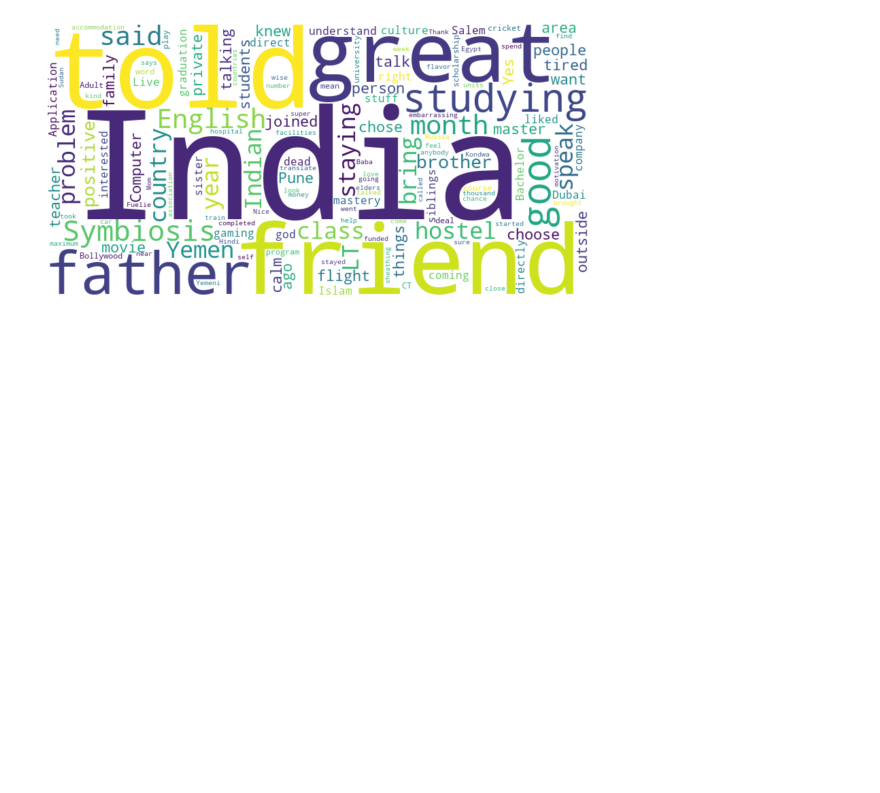
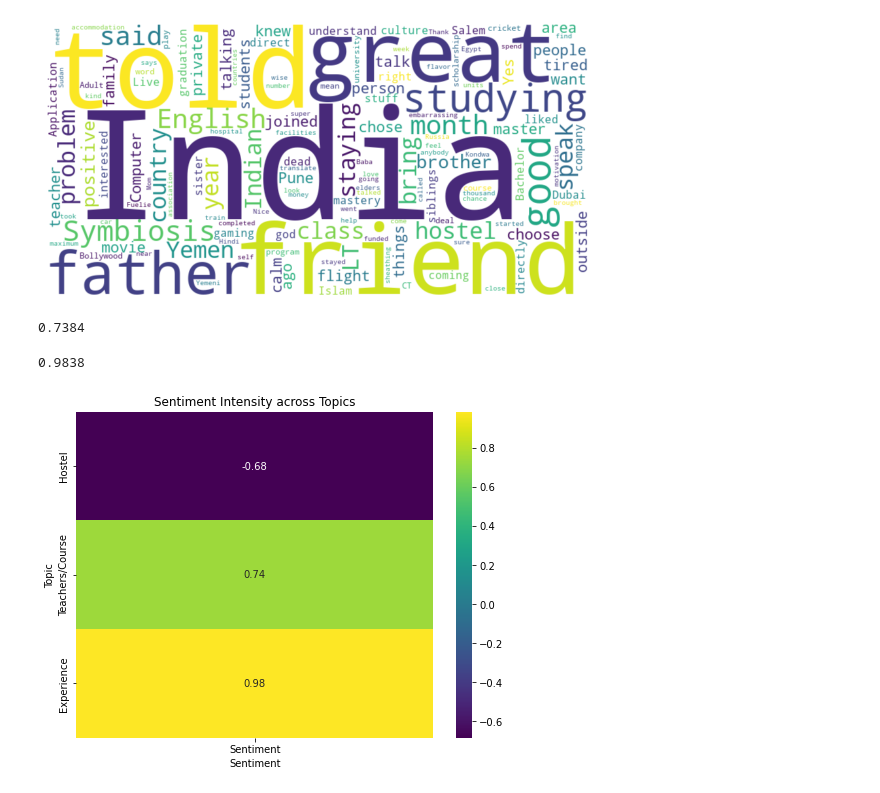
Before and after one commit to sagarnilay/Interview_Analysis_NLP, a Jupyter notebook: main.ipynb, the cells around one changed output. Cells and saved outputs as stored; diff of their text form; code cells hidden in the pictures; blank space fills up the shorter version.

```diff
--- a/main.ipynb
+++ b/main.ipynb
@@ -239,0 +248,36 @@ plt.show()
+# %%
+sentence2 = "The teachers are so great"
+
+scores = sid.polarity_scores(sentence2)
+
+print(scores['compound'])
+# %% [output]
+0.7384
+# %%
+sentence3 = "Like, it's so calm. It's so calm here. Like it's so great for studying. And positive things are the people that give you motivation. And like you have a lot of friends here, they become like family after. So this is the positive thing."
+
+scores = sid.polarity_scores(sentence3)
+print(scores['compound'])
+# %% [output]
+0.9838
+# %%
+import seaborn as sns
+
+
+
+topics = ["Hostel", "Teachers/Course", "Experience"]
+sentiment_score = [-0.6834, 0.7384, 0.9838]
+
+df = pd.DataFrame({'Topic': topics, 'Sentiment': sentiment_score})
+
+heatmap_data = df.set_index('Topic')
+
+plt.figure(figsize=(8, 6))
+sns.heatmap(heatmap_data, cmap='viridis', annot=True, fmt='.2f', cbar=True)
+
+plt.title('Sentiment Intensity across Topics')
+plt.xlabel('Sentiment')
+plt.ylabel('Topic')
+plt.show()
+# %% [output]
+[figure, added]
```
Also changed, not shown: parts of 3 cells of this notebook, 3 other files.
